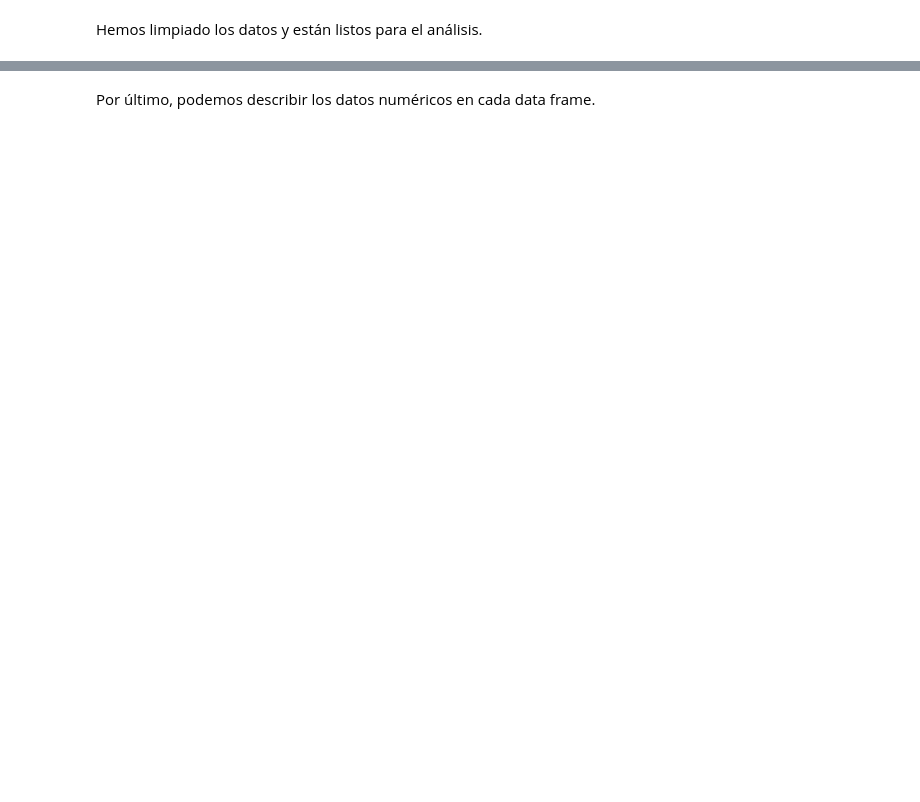
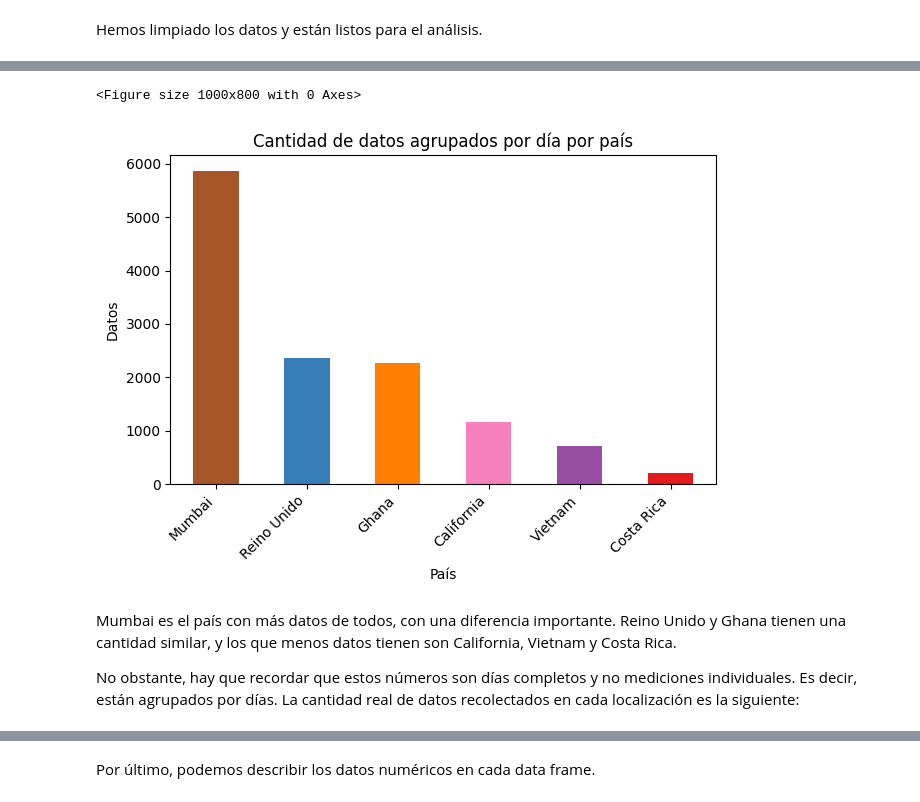
Before and after one commit to andonyns/air-quality, a Jupyter notebook: main.ipynb, the cells around one changed output, grey strips where cells are left out. Drawn from its saved outputs; the diff is of its cells as text; code cells hidden in the pictures; blank space fills up the shorter version.

```diff
--- a/main.ipynb
+++ b/main.ipynb
@@ -761,0 +843,13 @@ None
+# %%
+data = []
+
+for df, location in zip(locations_dfs, locations):
+    data.append({
+        "Pais": location.country,
+        "Localizacion": location.name,
+        "Datos": df.shape[0]
+    })
+
+data_df = pd.DataFrame(data)
+data_df = data_df.sort_values(by="Datos", ascending=False)
+data_df
@@ -761,0 +864,29 @@ None
+# %%
+ordered_colors = [locations_color_map[country] for country in data_df['Pais'].tolist()]
+
+# Create the bar plot
+plt.figure(figsize=(10, 8))
+ax = data_df.plot(
+    kind='bar',
+    x='Pais',
+    y='Datos',
+    color=ordered_colors,
+    legend=False
+)
+
+# Rotate x-ticks
+plt.xticks(rotation=45, ha='right')
+
+plt.xlabel('País')
+plt.ylabel('Datos')
+plt.title('Cantidad de datos agrupados por día por país')
+
+plt.tight_layout()
+plt.show()
+# %% [output]
+<Figure size 1000x800 with 0 Axes>
+[figure, added]
+# %% [markdown]
+Mumbai es el país con más datos de todos, con una diferencia importante. Reino Unido y Ghana tienen una cantidad similar, y los que menos datos tienen son California, Vietnam y Costa Rica.
+
+No obstante, hay que recordar que estos números son días completos y no mediciones individuales. Es decir, están agrupados por días. La cantidad real de datos recolectados en cada localización es la siguiente:
```
Also changed, not shown: parts of 36 cells of this notebook.
